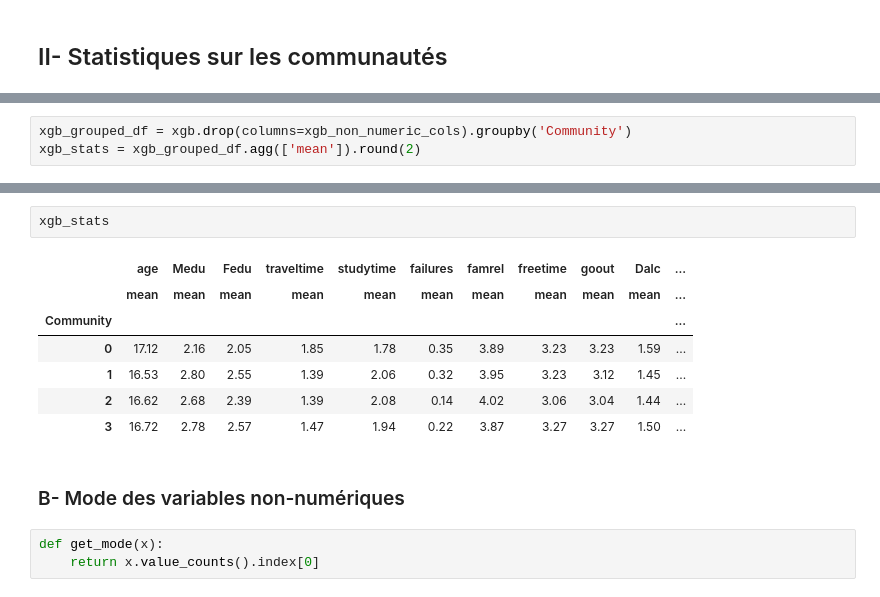
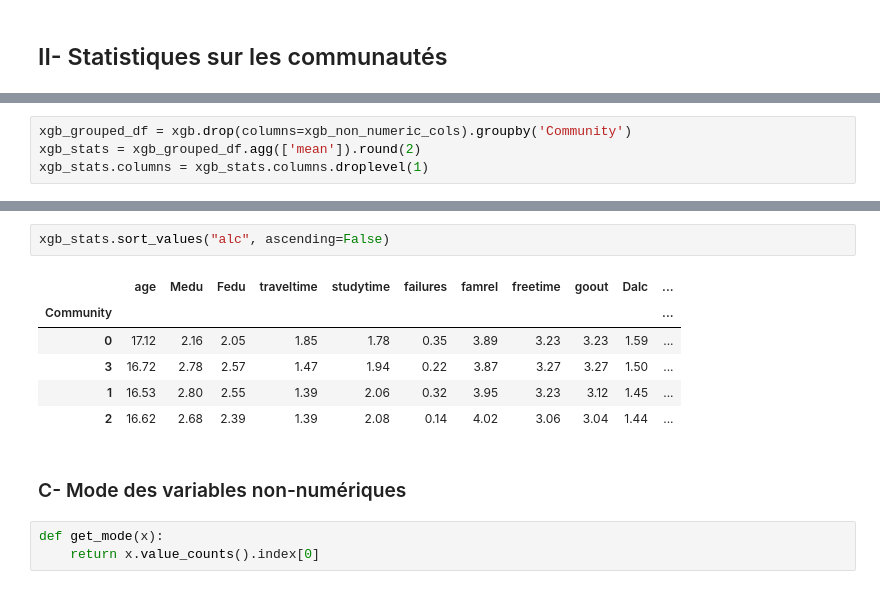
Before and after one commit to Cyrlyo/Alcohol_Students, a Jupyter notebook: Notebook/statitics.ipynb, the cells around one changed output, grey strips where cells are left out. Cells and saved outputs as stored; diff of their text form.

```diff
--- a/Notebook/statitics.ipynb
+++ b/Notebook/statitics.ipynb
@@ -212,3 +211,4 @@ random_stats
 # %%
 xgb_grouped_df = xgb.drop(columns=xgb_non_numeric_cols).groupby('Community')
 xgb_stats = xgb_grouped_df.agg(['mean']).round(2)
+xgb_stats.columns = xgb_stats.columns.droplevel(1)
@@ -215,15 +236,14 @@ xgb_stats = xgb_grouped_df.agg(['mean']).round(2)
 # %%
-xgb_stats
+xgb_stats.sort_values("alc", ascending=False)
 # %% [output]
 |  | age | Medu | Fedu | traveltime | studytime | failures | famrel | freetime | goout | Dalc | ... |
-|  | mean | mean | mean | mean | mean | mean | mean | mean | mean | mean | ... |
 | Community |  |  |  |  |  |  |  |  |  |  | ... |
 | 0 | 17.12 | 2.16 | 2.05 | 1.85 | 1.78 | 0.35 | 3.89 | 3.23 | 3.23 | 1.59 | ... |
+| 3 | 16.72 | 2.78 | 2.57 | 1.47 | 1.94 | 0.22 | 3.87 | 3.27 | 3.27 | 1.50 | ... |
 | 1 | 16.53 | 2.80 | 2.55 | 1.39 | 2.06 | 0.32 | 3.95 | 3.23 | 3.12 | 1.45 | ... |
 | 2 | 16.62 | 2.68 | 2.39 | 1.39 | 2.08 | 0.14 | 4.02 | 3.06 | 3.04 | 1.44 | ... |
-| 3 | 16.72 | 2.78 | 2.57 | 1.47 | 1.94 | 0.22 | 3.87 | 3.27 | 3.27 | 1.50 | ... |
 # %% [markdown]
-### B- Mode des variables non-numériques
+### C- Mode des variables non-numériques
 # %%
 def get_mode(x):
     return x.value_counts().index[0]
```
Also changed, not shown: parts of 25 cells of this notebook.
